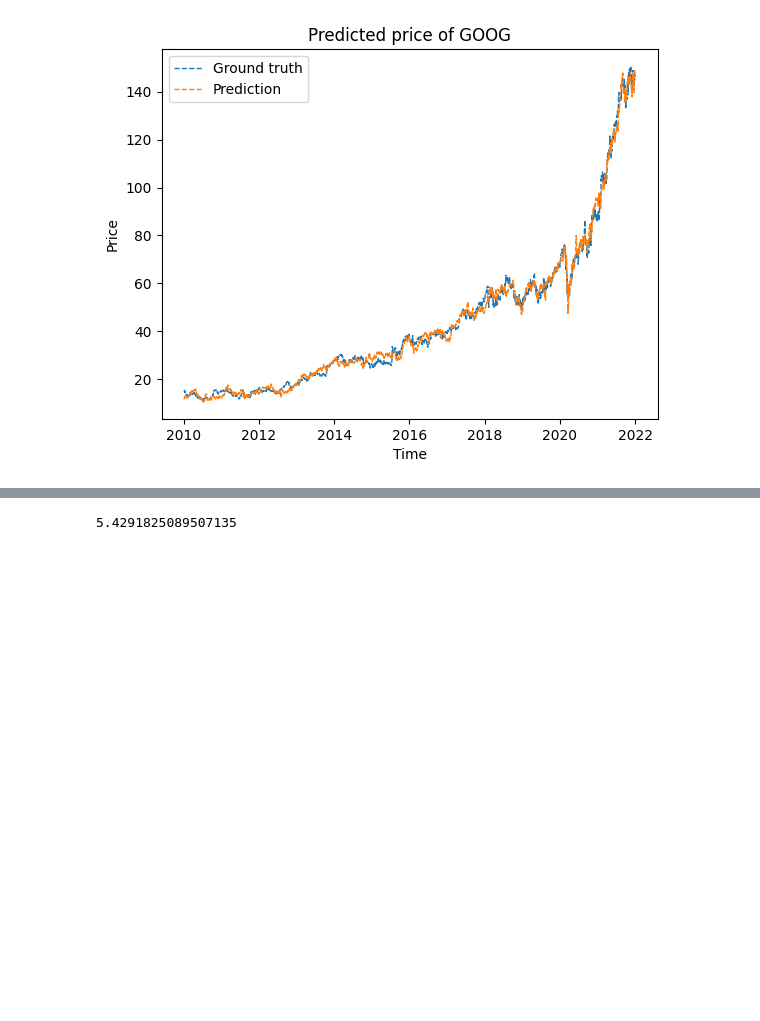
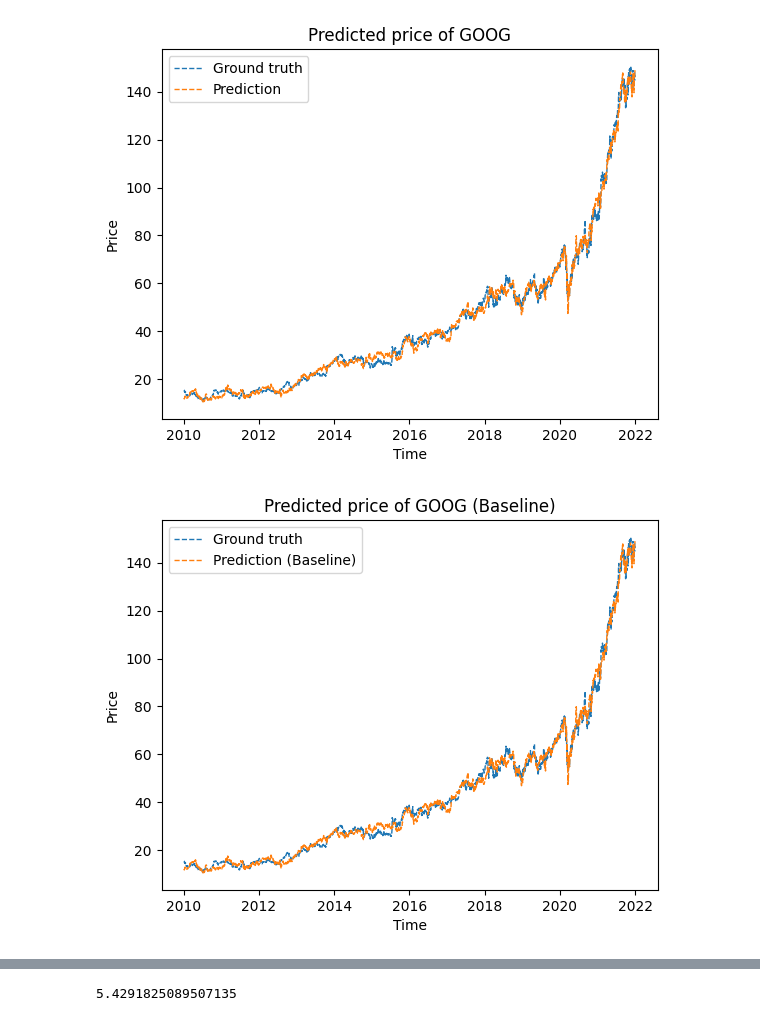
Before and after one commit to fanpu/10-708-project, a Jupyter notebook: baseline.ipynb, the cells around one changed output, grey strips where cells are left out. Saved outputs shown, nothing was run; the diff lists cells and outputs as text; code cells hidden in the pictures; blank space fills up the shorter version.

```diff
--- a/baseline.ipynb
+++ b/baseline.ipynb
@@ -80,7 +80,7 @@ this_ticker = "GOOG"
 num_top_topics = 2
 
 # Size of dataset
-num_tickers = 50 # len(usable_tickers)
+num_tickers = len(usable_tickers)
 price_len = len(stocks.tickers["GOOG"].hist)
 
 print("Size", size)
@@ -297,4 +343,14 @@ plt.legend()
 plt.savefig("figs/goog-mcmc.png")
 # %% [output]
 [figure]
+# %%
+plt.plot(price, '--', label="Ground truth", markersize=0.1, linewidth=1)
+plt.plot(predicted_price, '--', label="Prediction (Baseline)", markersize=0.1, linewidth=1)
+plt.xlabel("Time")
+plt.ylabel("Price")
+plt.title("Predicted price of GOOG (Baseline)")
+plt.legend()
+plt.savefig("figs/goog-baseline.png")
+# %% [output]
+[figure, added]
 # %%
```
Also changed, not shown: parts of 11 cells of this notebook, 2 other files.
